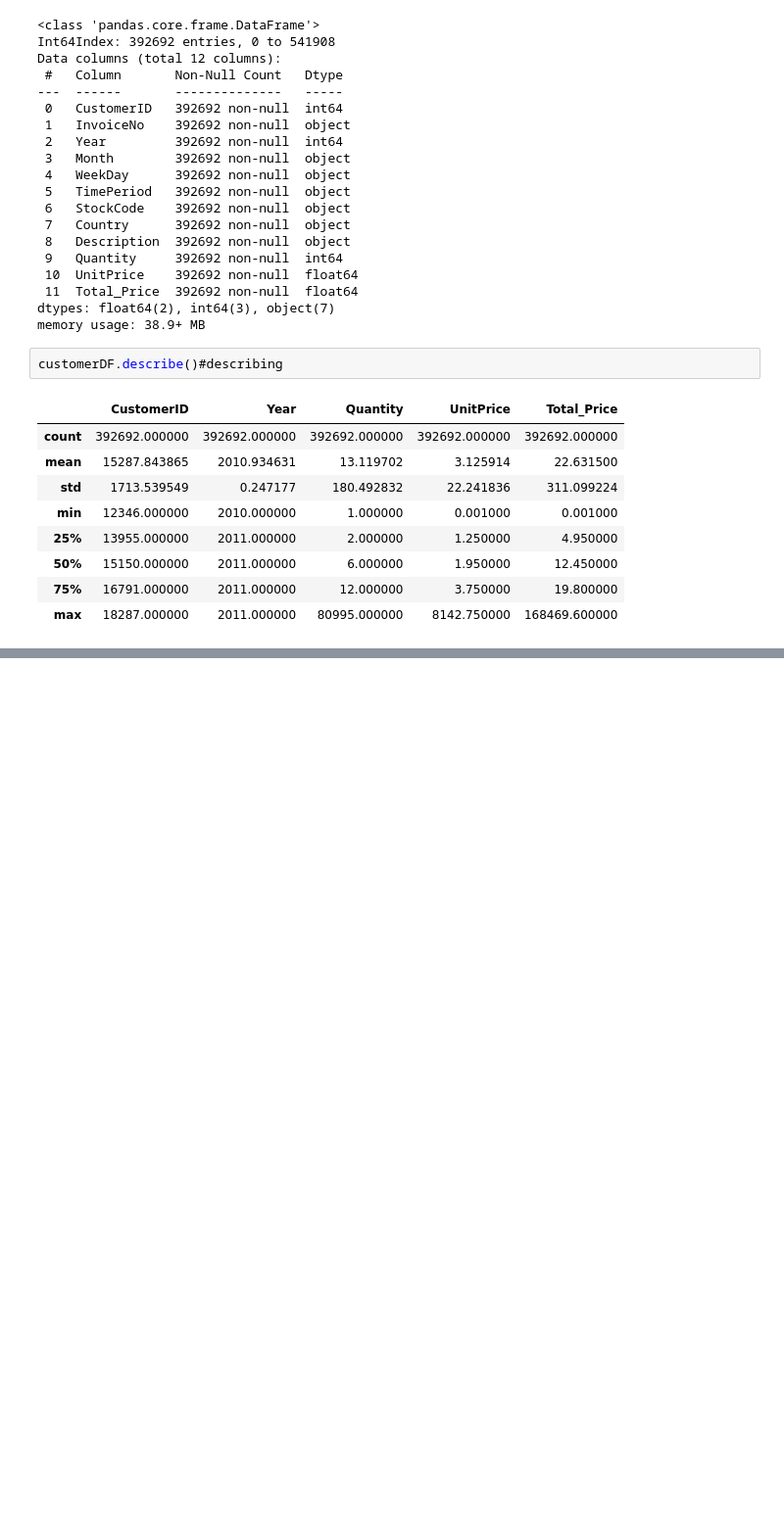
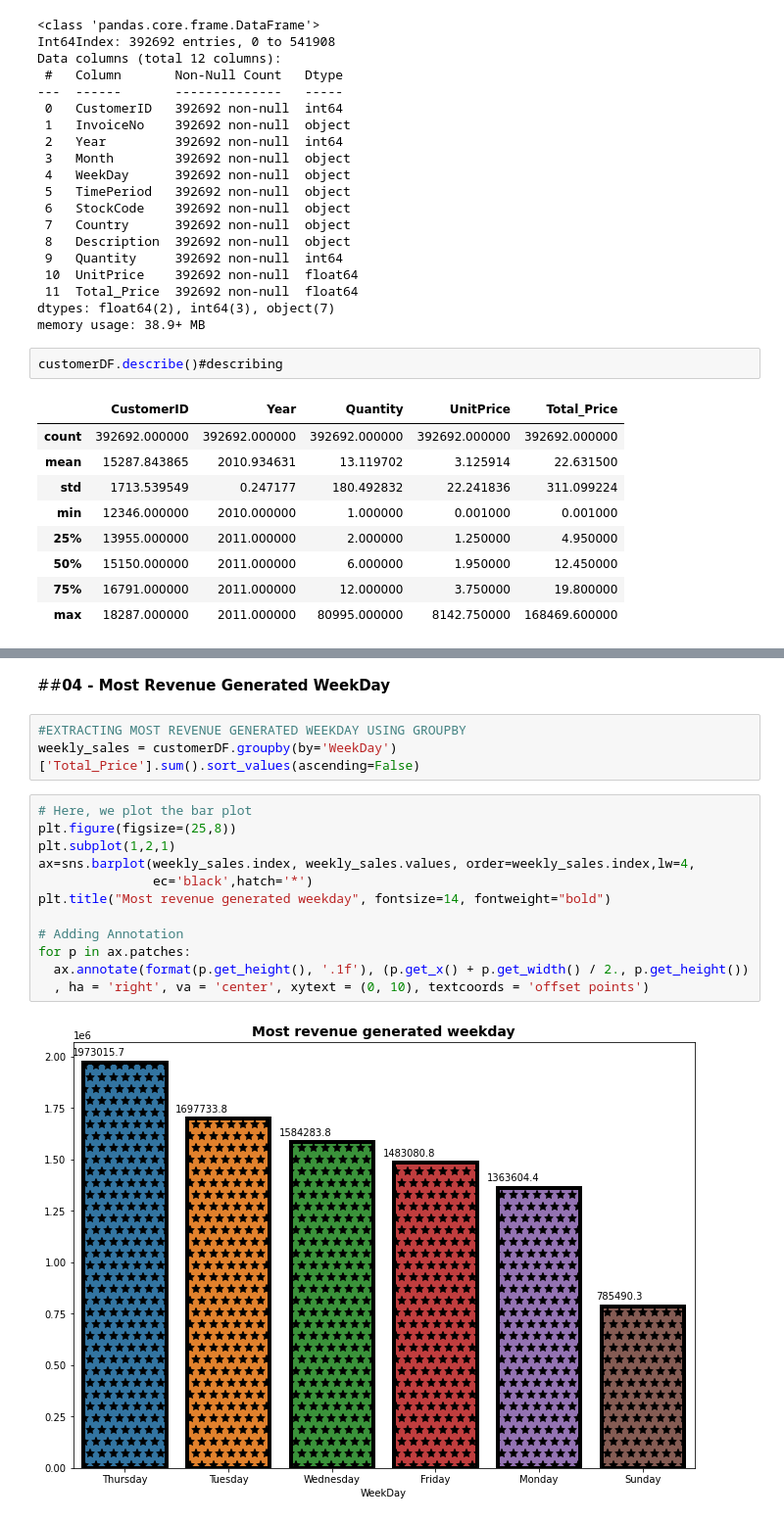
Before and after one commit to humant01/Customer-Segmentation, a Jupyter notebook: Online_Retail_Customer_Segmentation_Capstone_Project.ipynb, the cells around one changed output, grey strips where cells are left out. Shown at 98% size. Drawn from its saved outputs; the diff is of its cells as text; blank space fills up the shorter version.

```diff
--- a/Online_Retail_Customer_Segmentation_Capstone_Project.ipynb
+++ b/Online_Retail_Customer_Segmentation_Capstone_Project.ipynb
@@ -425,0 +508,19 @@ customerDF.describe(include=['O'])#describing
+# %% [markdown]
+##**04 - Most Revenue Generated WeekDay**
+# %%
+#EXTRACTING MOST REVENUE GENERATED WEEKDAY USING GROUPBY
+weekly_sales = customerDF.groupby(by='WeekDay')['Total_Price'].sum().sort_values(ascending=False)
+# %%
+# Here, we plot the bar plot
+plt.figure(figsize=(25,8))
+plt.subplot(1,2,1)
+ax=sns.barplot(weekly_sales.index, weekly_sales.values, order=weekly_sales.index,lw=4,
+               ec='black',hatch='*')
+plt.title("Most revenue generated weekday", fontsize=14, fontweight="bold")
+
+# Adding Annotation
+for p in ax.patches:
+  ax.annotate(format(p.get_height(), '.1f'), (p.get_x() + p.get_width() / 2., p.get_height())
+  , ha = 'right', va = 'center', xytext = (0, 10), textcoords = 'offset points')
+# %% [output]
+[figure, added]
```
Also changed, not shown: parts of 53 cells of this notebook.
